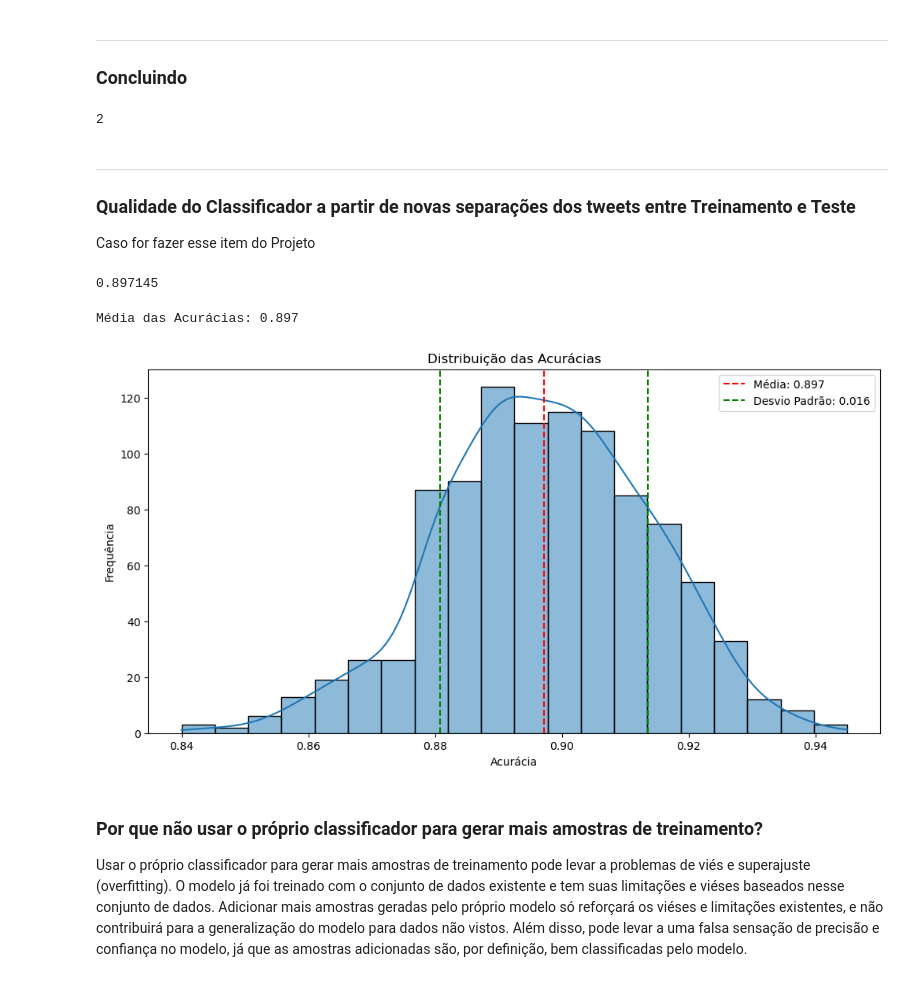
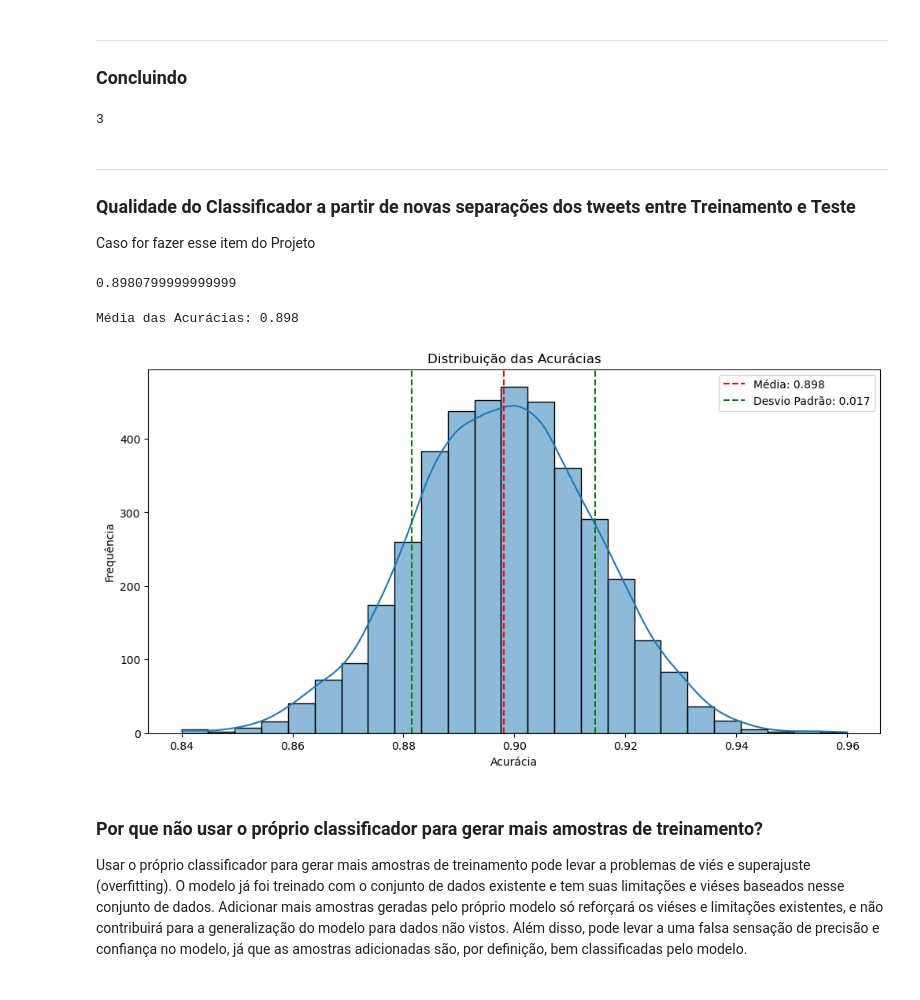
Before and after one commit to enzojunq/Projeto1_CDADOS, a Jupyter notebook: Projeto1 Template.ipynb, the cells around one changed output. Cells and saved outputs as stored; diff of their text form; code cells hidden in the pictures.

```diff
--- a/Projeto1 Template.ipynb
+++ b/Projeto1 Template.ipynb
@@ -399,9 +399,11 @@ def classifica_frase(frase: str) -> dict:
     return classe_prevista
 
 # Testar a função com uma frase exemplo
-classifica_frase('kindle kindle kindle')
+# classifica_frase('O livro é muito bom, recomendo a todos!')
+# classifica_frase('Não gosto de ler em lugares pequenos, a tela do kindle é minúscula!')
+classifica_frase('Esse livro é péssimo, veio com páginas faltando!')
 # %% [output]
-2
+3
 # %% [markdown]
 ___
 ### Qualidade do Classificador a partir de novas separações dos tweets entre Treinamento e Teste
@@ -412,7 +414,7 @@ Caso for fazer esse item do Projeto
 teste.to_excel('teste.xlsx', index=False)
 treino.to_excel('treino.xlsx', index=False)
 # %%
-iteracoes = 1000
+iteracoes = 4000
 acuracias = []
 
 for i in range(iteracoes):
@@ -434,30 +436,30 @@ media_acuracia = np.mean(acuracias)
 # %%
 media_acuracia
 # %% [output]
-0.897145
+0.8980799999999999
 # %%
 import matplotlib.pyplot as plt
 import seaborn as sns
 
 # Calculando a média e o desvio padrão das acurácias
 media_acuracia = np.mean(acuracias)
 print(f'Média das Acurácias: {media_acuracia:.3f}')
 desvio_padrao_acuracia = np.std(acuracias)
 
 # Criando o gráfico de distribuição
 plt.figure(figsize=(12, 6))
-sns.histplot(acuracias, kde=True, bins=20)
+sns.histplot(acuracias, kde=True, bins=25)
 plt.axvline(media_acuracia, color='r', linestyle='--', label=f'Média: {media_acuracia:.3f}')
 plt.axvline(media_acuracia + desvio_padrao_acuracia, color='g', linestyle='--', label=f'Desvio Padrão: {desvio_padrao_acuracia:.3f}')
 plt.axvline(media_acuracia - desvio_padrao_acuracia, color='g', linestyle='--')
 plt.title('Distribuição das Acurácias')
 plt.xlabel('Acurácia')
 plt.ylabel('Frequência')
 plt.legend()
 plt.show()
 # %% [output]
-Média das Acurácias: 0.897
+Média das Acurácias: 0.898
-[figure, old version]
+[figure, new version]
 # %% [markdown]
 ### Por que não usar o próprio classificador para gerar mais amostras de treinamento?
 Usar o próprio classificador para gerar mais amostras de treinamento pode levar a problemas de viés e superajuste (overfitting). O modelo já foi treinado com o conjunto de dados existente e tem suas limitações e viéses baseados nesse conjunto de dados. Adicionar mais amostras geradas pelo próprio modelo só reforçará os viéses e limitações existentes, e não contribuirá para a generalização do modelo para dados não vistos. Além disso, pode levar a uma falsa sensação de precisão e confiança no modelo, já que as amostras adicionadas são, por definição, bem classificadas pelo modelo.
```
Also changed, not shown: 2 other files.
